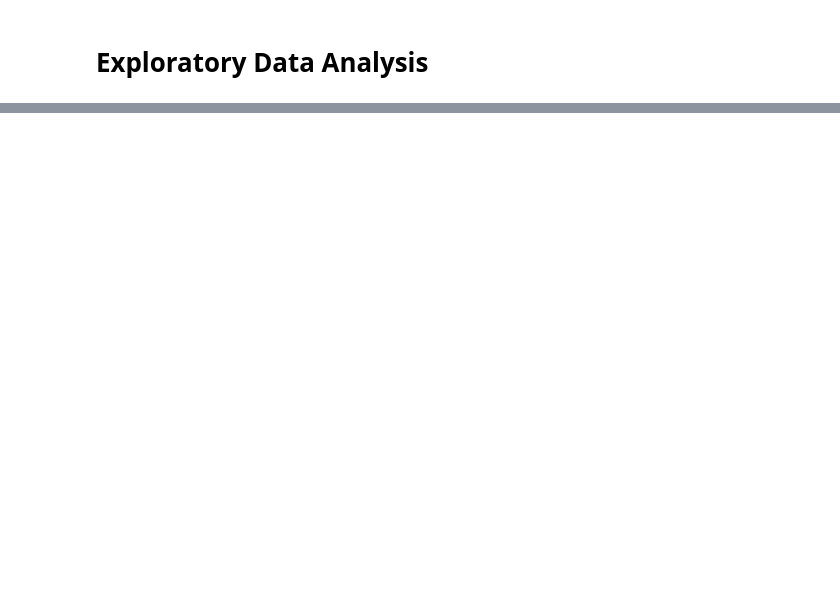
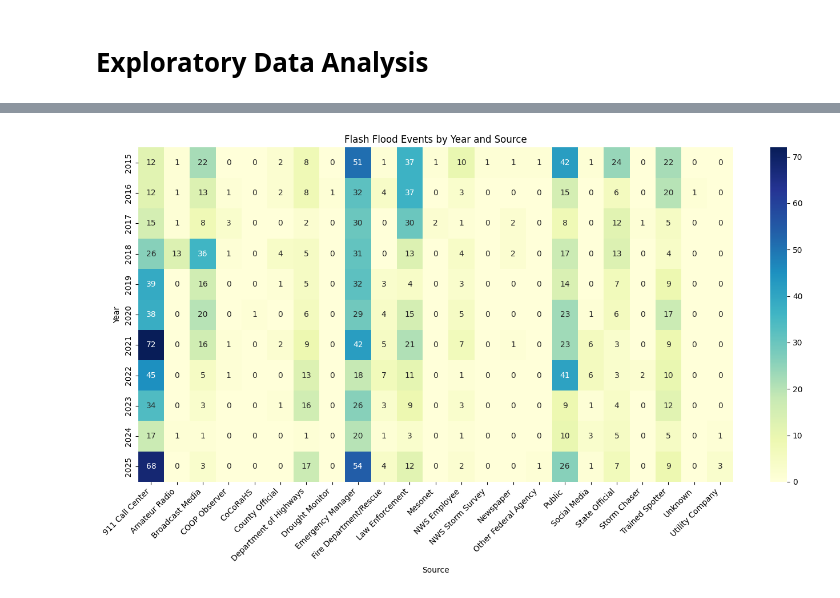
Before and after one commit to ashleyadehart/flash_floods_ky_2015_2025, a Jupyter notebook: flash_floods_ky_2015_2025.ipynb, the cells around one changed output, grey strips where cells are left out. Cells and saved outputs as stored; diff of their text form; code cells hidden in the pictures; blank space fills up the shorter version.

```diff
--- a/flash_floods_ky_2015_2025.ipynb
+++ b/flash_floods_ky_2015_2025.ipynb
@@ -59,0 +417,15 @@ df.duplicated().sum()
+# %%
+# Create a heatmap that shows correlations between years and sources
+source_year = pd.crosstab(df["YEAR"], df["SOURCE"])
+
+plt.figure(figsize=(14, 8))
+sns.heatmap(source_year, annot=True, fmt="d", cmap="YlGnBu")
+
+plt.title("Flash Flood Events by Year and Source")
+plt.xlabel("Source")
+plt.ylabel("Year")
+plt.xticks(rotation=45, ha="right")
+plt.tight_layout()
+plt.show()
+# %% [output]
+[figure, added]
```
Also changed, not shown: parts of 26 cells of this notebook, 3 other files.
